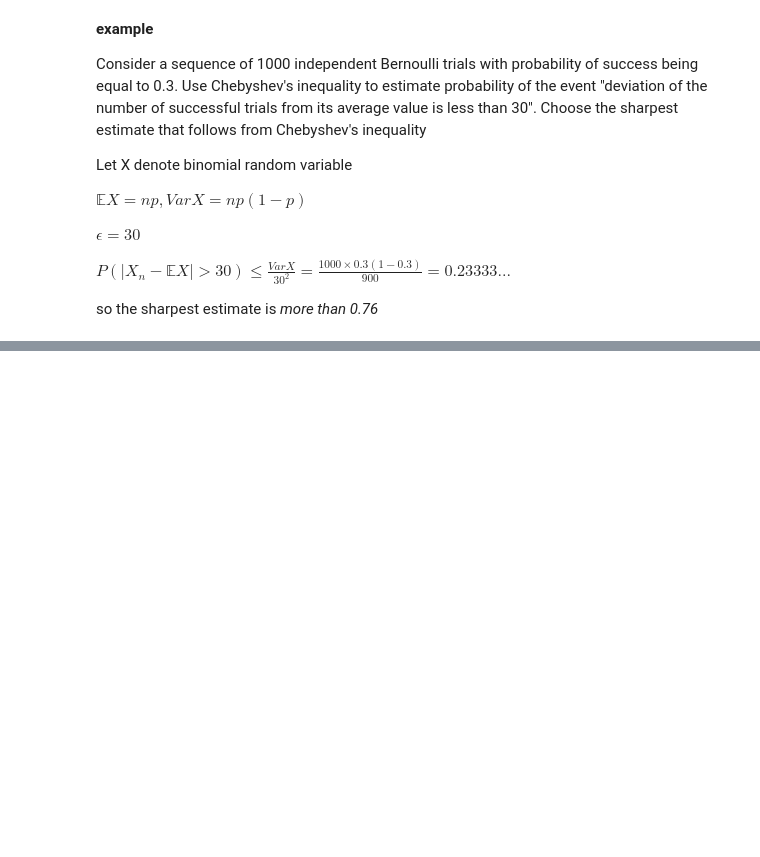
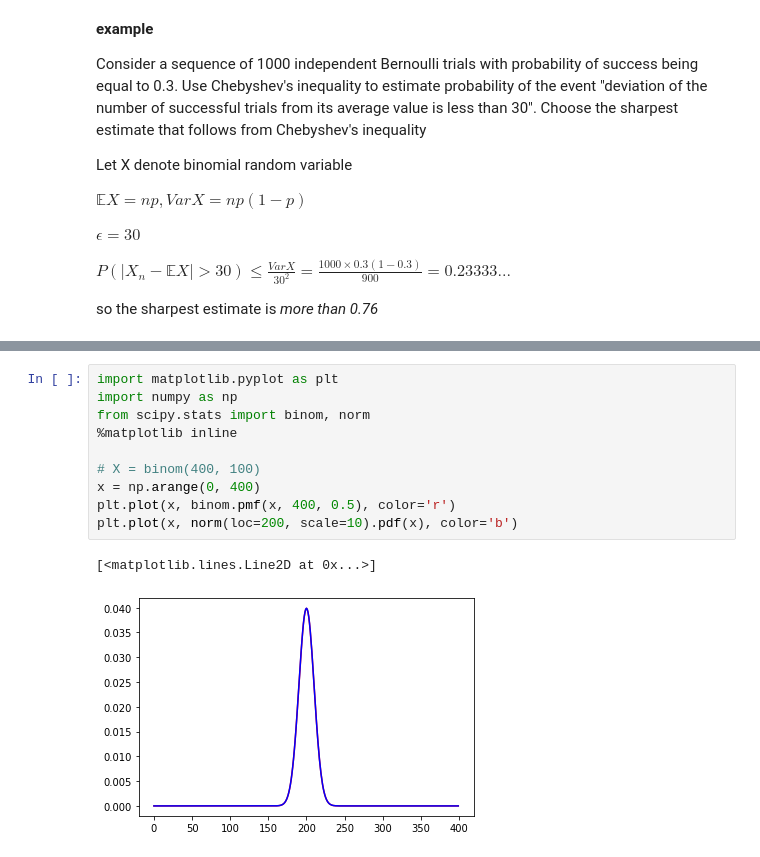
Before and after one commit to hansen1416/docs, a Jupyter notebook: note/ml_math/probability theory/5.Law of large number and central limit theorem/2.Chebyshev's inequality.ipynb, the cells around one changed output, grey strips where cells are left out. Saved outputs shown, nothing was run; the diff lists cells and outputs as text; blank space fills up the shorter version.

```diff
--- a/note/ml_math/probability theory/5.Law of large number and central limit theorem/2.Chebyshev's inequality.ipynb
+++ b/note/ml_math/probability theory/5.Law of large number and central limit theorem/2.Chebyshev's inequality.ipynb
@@ -74,0 +94,13 @@ so the sharpest estimate is _more than 0.76_
+# %%
+import matplotlib.pyplot as plt
+import numpy as np
+from scipy.stats import binom, norm
+%matplotlib inline
+
+# X = binom(400, 100)
+x = np.arange(0, 400)
+plt.plot(x, binom.pmf(x, 400, 0.5), color='r')
+plt.plot(x, norm(loc=200, scale=10).pdf(x), color='b')
+# %% [output]
+[<matplotlib.lines.Line2D at 0x...>]
+[figure, added]
```
Also changed, not shown: parts of 1 cell of this notebook, 3 other files.
